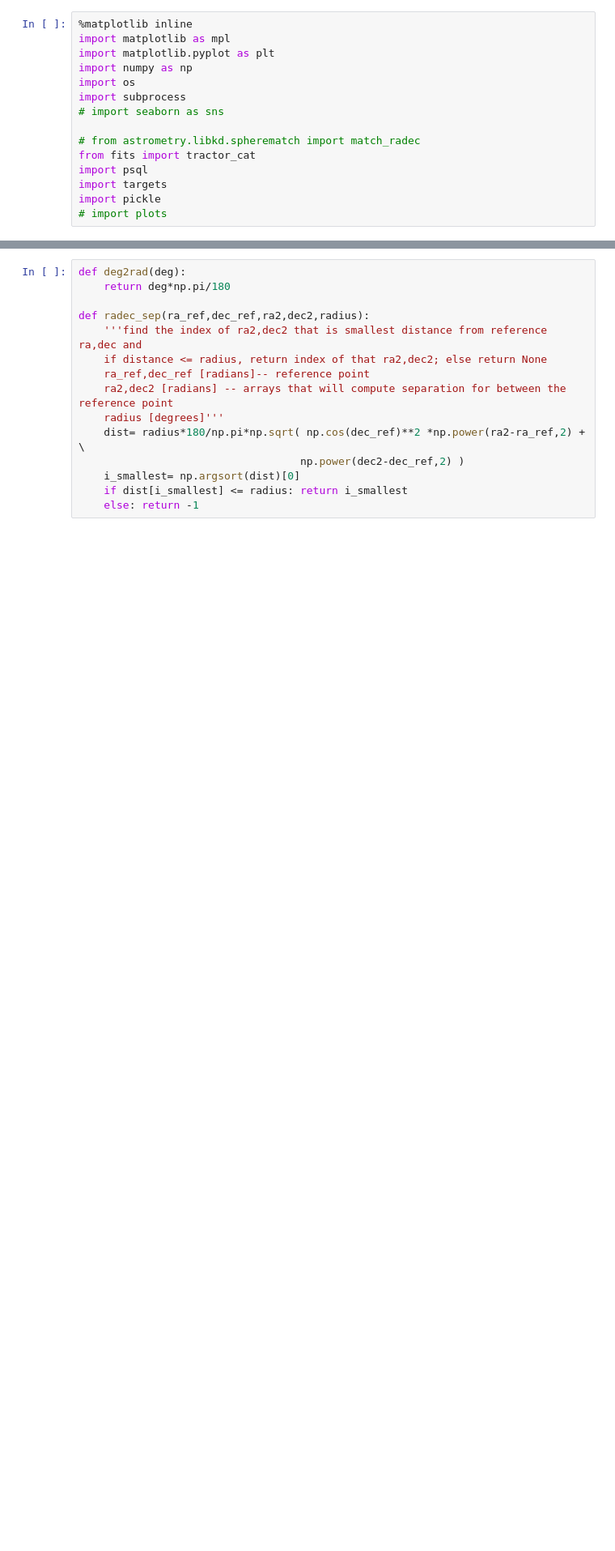
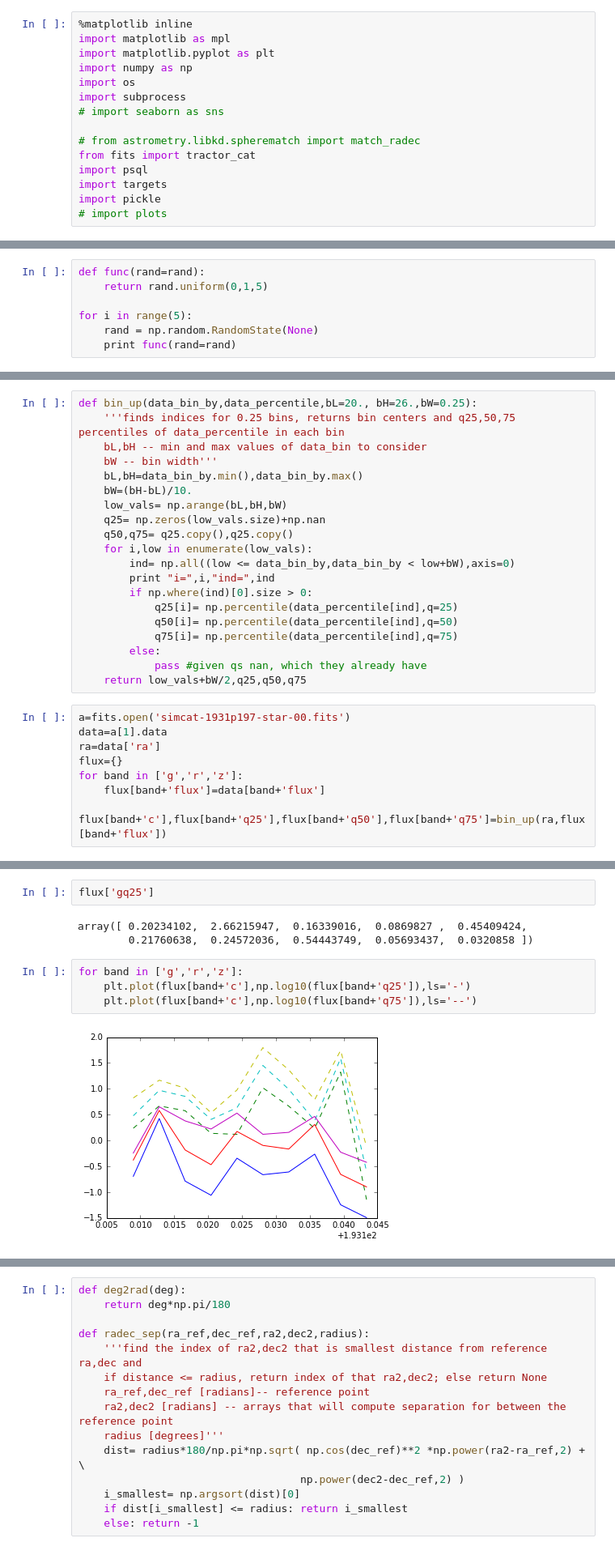
Before and after one commit to kaylanb/thesis_code, a Jupyter notebook: Testing.ipynb, the cells around one changed output, grey strips where cells are left out. Shown at 81% size. Saved outputs shown, nothing was run; the diff lists cells and outputs as text; blank space fills up the shorter version.

```diff
--- a/Testing.ipynb
+++ b/Testing.ipynb
@@ -15,0 +33,7 @@ import pickle
+# %%
+def func(rand=rand):
+    return rand.uniform(0,1,5)
+
+for i in range(5):
+    rand = np.random.RandomState(None)
+    print func(rand=rand)
@@ -15,0 +57,28 @@ import pickle
+# %%
+def bin_up(data_bin_by,data_percentile,bL=20., bH=26.,bW=0.25):
+    '''finds indices for 0.25 bins, returns bin centers and q25,50,75 percentiles of data_percentile in each bin
+    bL,bH -- min and max values of data_bin to consider
+    bW -- bin width'''
+    bL,bH=data_bin_by.min(),data_bin_by.max()
+    bW=(bH-bL)/10.
+    low_vals= np.arange(bL,bH,bW)
+    q25= np.zeros(low_vals.size)+np.nan
+    q50,q75= q25.copy(),q25.copy()
+    for i,low in enumerate(low_vals):
+        ind= np.all((low <= data_bin_by,data_bin_by < low+bW),axis=0)
+        print "i=",i,"ind=",ind
+        if np.where(ind)[0].size > 0:
+            q25[i]= np.percentile(data_percentile[ind],q=25)
+            q50[i]= np.percentile(data_percentile[ind],q=50)
+            q75[i]= np.percentile(data_percentile[ind],q=75)
+        else:
+            pass #given qs nan, which they already have
+    return low_vals+bW/2,q25,q50,q75
+# %%
+a=fits.open('simcat-1931p197-star-00.fits')
+data=a[1].data
+ra=data['ra']
+flux={}
+for band in ['g','r','z']:
+    flux[band+'flux']=data[band+'flux']
+    flux[band+'c'],flux[band+'q25'],flux[band+'q50'],flux[band+'q75']=bin_up(ra,flux[band+'flux'])
@@ -15,0 +103,11 @@ import pickle
+# %%
+flux['gq25']
+# %% [output]
+array([ 0.20234102,  2.66215947,  0.16339016,  0.0869827 ,  0.45409424,
+        0.21760638,  0.24572036,  0.54443749,  0.05693437,  0.0320858 ])
+# %%
+for band in ['g','r','z']:
+    plt.plot(flux[band+'c'],np.log10(flux[band+'q25']),ls='-')
+    plt.plot(flux[band+'c'],np.log10(flux[band+'q75']),ls='--')
+# %% [output]
+[figure, added]
```
Also changed, not shown: parts of 27 cells of this notebook, 1 other file.
